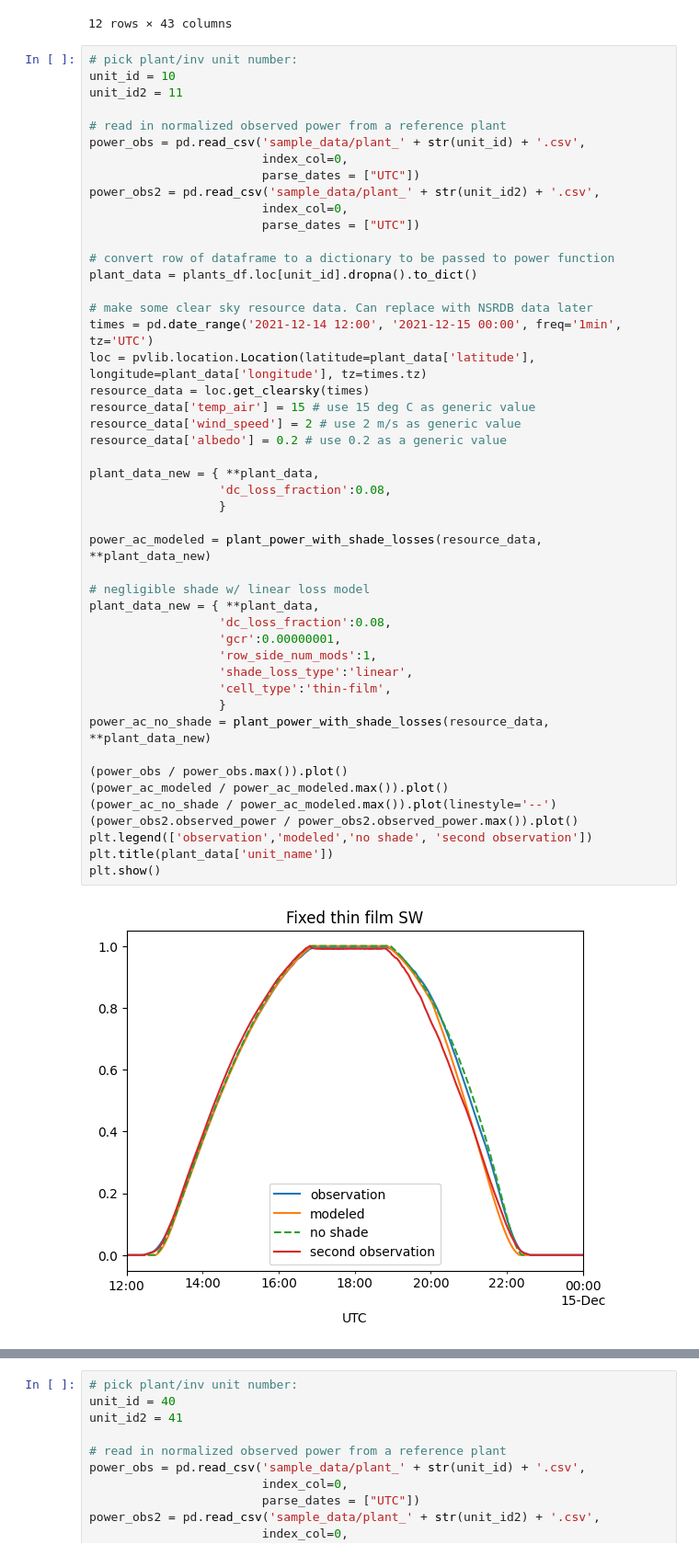
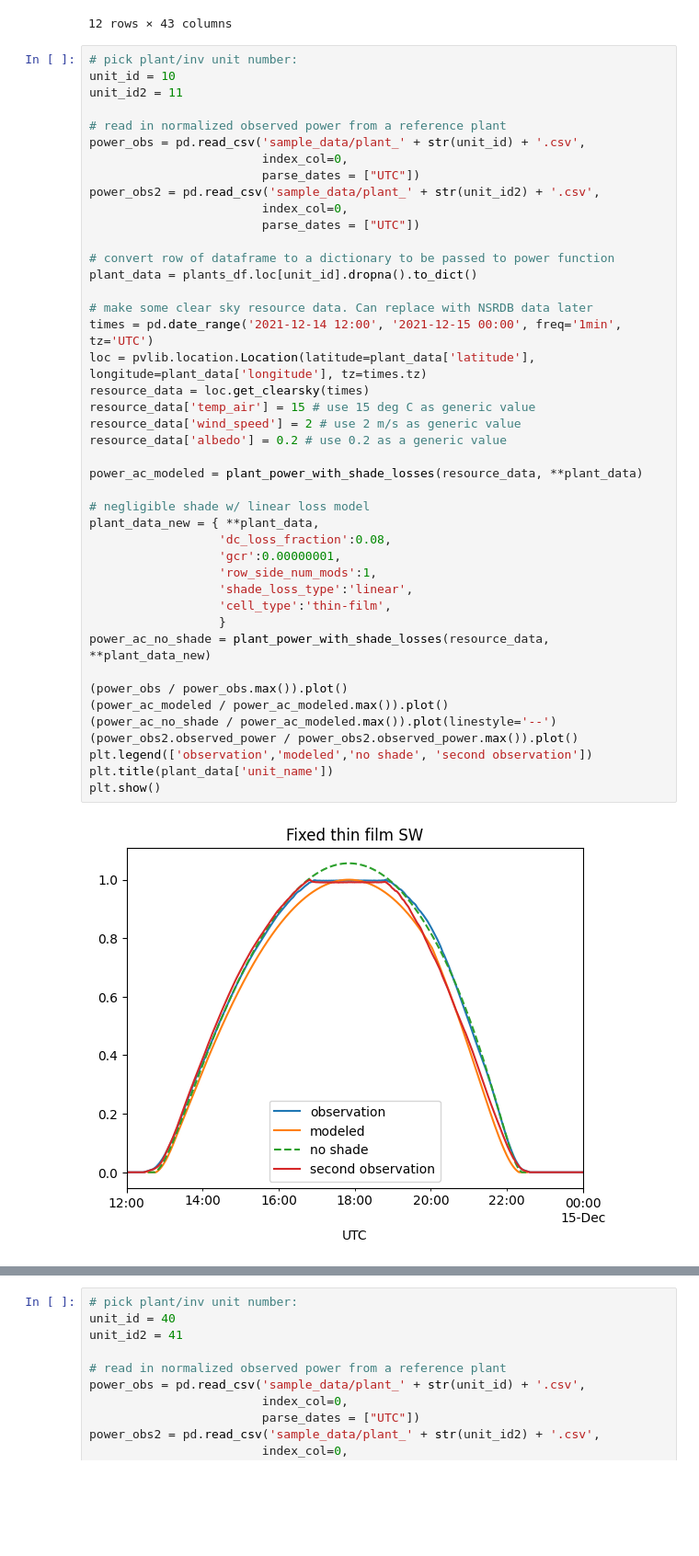
Before and after one commit to williamhobbs/2024_pvpmc_self_shade, a Jupyter notebook: 2024_pvpmc_self_shade_rev2.ipynb, the cells around one changed output, grey strips where cells are left out. Shown at 92% size. Cells and saved outputs as stored; diff of their text form; blank space fills up the shorter version.

Commit message:
more NSRDB, compare transposition models

```diff
--- a/2024_pvpmc_self_shade_rev2.ipynb
+++ b/2024_pvpmc_self_shade_rev2.ipynb
@@ -247,39 +247,35 @@ power_obs2 = pd.read_csv('sample_data/plant_' + str(unit_id2) + '.csv',
 # convert row of dataframe to a dictionary to be passed to power function
 plant_data = plants_df.loc[unit_id].dropna().to_dict()
 
 # make some clear sky resource data. Can replace with NSRDB data later
 times = pd.date_range('2021-12-14 12:00', '2021-12-15 00:00', freq='1min', tz='UTC')
 loc = pvlib.location.Location(latitude=plant_data['latitude'], longitude=plant_data['longitude'], tz=times.tz)
 resource_data = loc.get_clearsky(times)
 resource_data['temp_air'] = 15 # use 15 deg C as generic value
 resource_data['wind_speed'] = 2 # use 2 m/s as generic value
 resource_data['albedo'] = 0.2 # use 0.2 as a generic value
 
-plant_data_new = { **plant_data,
-                  'dc_loss_fraction':0.08,
-                  }
-
-power_ac_modeled = plant_power_with_shade_losses(resource_data, **plant_data_new)
+power_ac_modeled = plant_power_with_shade_losses(resource_data, **plant_data)
 
 # negligible shade w/ linear loss model
 plant_data_new = { **plant_data,
                   'dc_loss_fraction':0.08,
                   'gcr':0.00000001,
                   'row_side_num_mods':1,
                   'shade_loss_type':'linear',
                   'cell_type':'thin-film',
                   }
 power_ac_no_shade = plant_power_with_shade_losses(resource_data, **plant_data_new)
 
 (power_obs / power_obs.max()).plot()
 (power_ac_modeled / power_ac_modeled.max()).plot()
 (power_ac_no_shade / power_ac_modeled.max()).plot(linestyle='--')
 (power_obs2.observed_power / power_obs2.observed_power.max()).plot()
 plt.legend(['observation','modeled','no shade', 'second observation'])
 plt.title(plant_data['unit_name'])
 plt.show()
 # %% [output]
-[figure, old version]
+[figure, new version]
 # %%
 # pick plant/inv unit number:
 unit_id = 20
```
Also changed, not shown: parts of 12 cells of this notebook.
